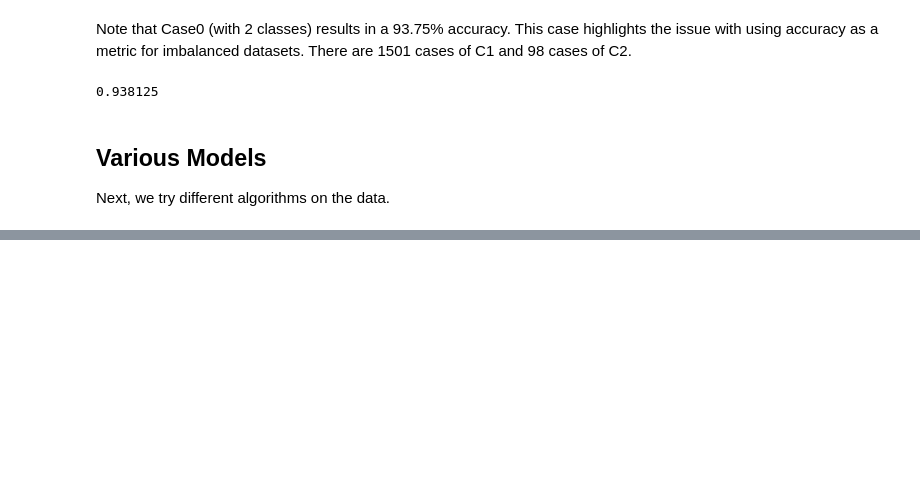
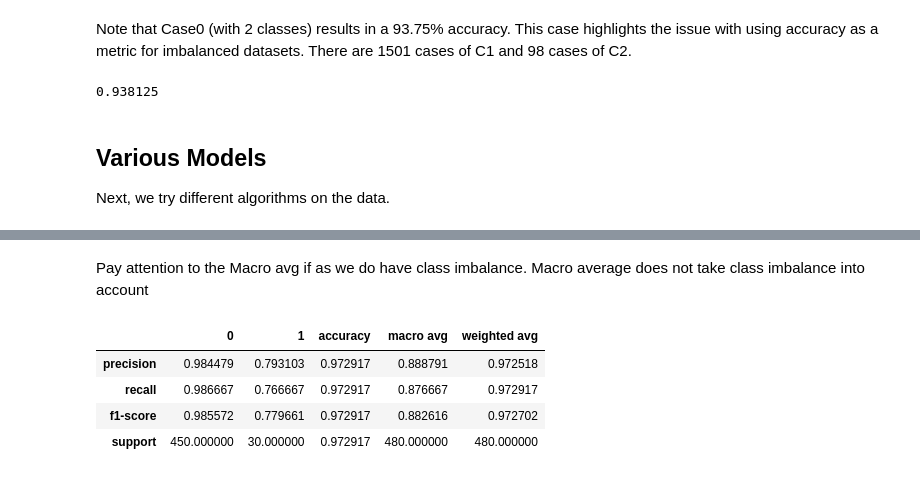
Before and after one commit to jeosol/ml_reviews, a Jupyter notebook: surrogate_models/surrogate_model.ipynb, the cells around one changed output, grey strips where cells are left out. Saved outputs shown, nothing was run; the diff lists cells and outputs as text; code cells hidden in the pictures; blank space fills up the shorter version.

```diff
--- a/surrogate_models/surrogate_model.ipynb
+++ b/surrogate_models/surrogate_model.ipynb
@@ -546,0 +573,4 @@ Name: X1, Length: 1600, dtype: float64
+# %%
+from sklearn.metrics import classification_report
+y_pred=rf5.predict(X_test)
+print(classification_report(y_test, y_pred))
@@ -546,0 +586,10 @@ Name: X1, Length: 1600, dtype: float64
+# %% [markdown]
+Pay attention to the Macro avg if as we do have class imbalance. Macro average does not take class imbalance into account
+# %%
+pd.DataFrame(classification_report(y_test, y_pred, output_dict=True))
+# %% [output]
+|  | 0 | 1 | accuracy | macro avg | weighted avg |
+| precision | 0.984479 | 0.793103 | 0.972917 | 0.888791 | 0.972518 |
+| recall | 0.986667 | 0.766667 | 0.972917 | 0.876667 | 0.972917 |
+| f1-score | 0.985572 | 0.779661 | 0.972917 | 0.882616 | 0.972702 |
+| support | 450.000000 | 30.000000 | 0.972917 | 480.000000 | 480.000000 |
```
Also changed, not shown: parts of 59 cells of this notebook, 1 other file.
